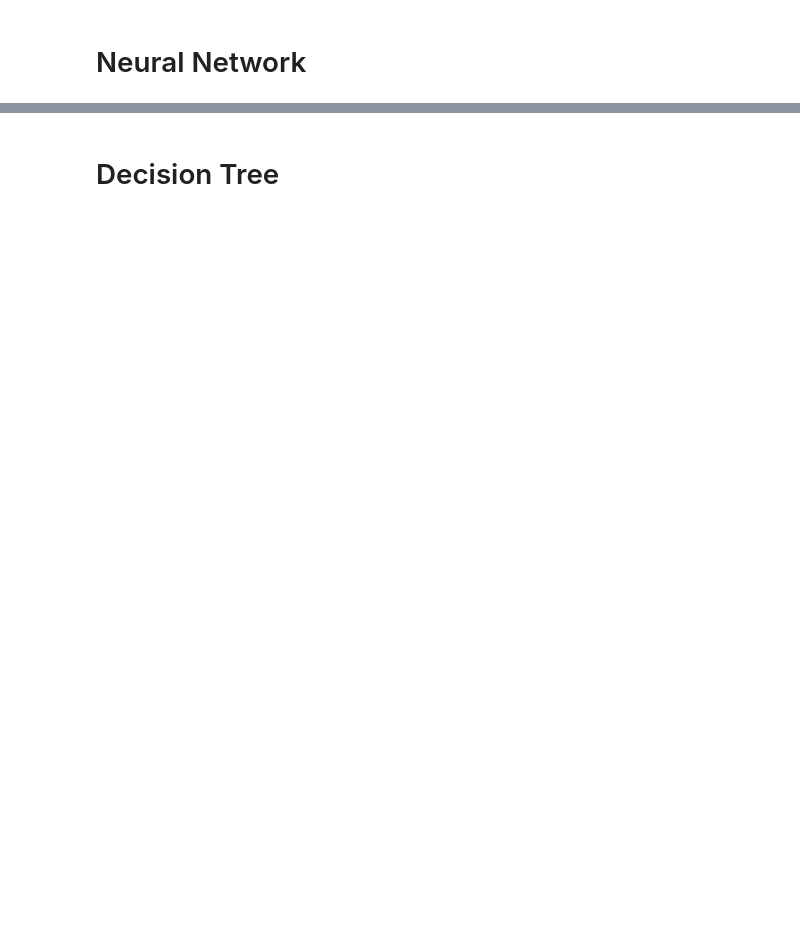
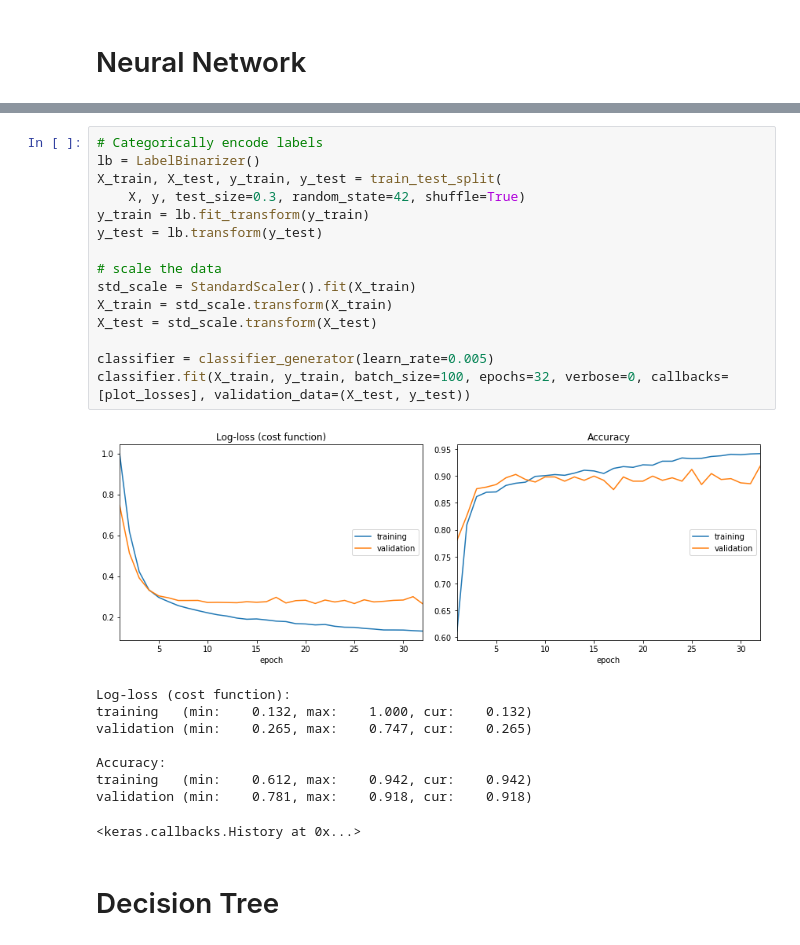
Before and after one commit to kerrywang/machine-learning-pr2, a Jupyter notebook: Fetal-Heart-Rate-Data.ipynb, the cells around one changed output, grey strips where cells are left out. Cells and saved outputs as stored; diff of their text form; blank space fills up the shorter version.

```diff
--- a/Fetal-Heart-Rate-Data.ipynb
+++ b/Fetal-Heart-Rate-Data.ipynb
@@ -203,2 +231,27 @@ accuracies_vs_trainsize(X_train, y_train, X_test, y_test, classifier_generator,
+# %%
+# Categorically encode labels
+lb = LabelBinarizer()
+X_train, X_test, y_train, y_test = train_test_split(
+    X, y, test_size=0.3, random_state=42, shuffle=True)
+y_train = lb.fit_transform(y_train)
+y_test = lb.transform(y_test)
+
+# scale the data
+std_scale = StandardScaler().fit(X_train)
+X_train = std_scale.transform(X_train)
+X_test = std_scale.transform(X_test)
+
+classifier = classifier_generator(learn_rate=0.005)
+classifier.fit(X_train, y_train, batch_size=100, epochs=32, verbose=0, callbacks=[plot_losses], validation_data=(X_test, y_test))
+# %% [output]
+[figure, added]
+Log-loss (cost function):
+training   (min:    0.132, max:    1.000, cur:    0.132)
+validation (min:    0.265, max:    0.747, cur:    0.265)
+
+Accuracy:
+training   (min:    0.612, max:    0.942, cur:    0.942)
+validation (min:    0.781, max:    0.918, cur:    0.918)
+<keras.callbacks.History at 0x...>
 # %% [markdown]
 # Decision Tree
```
Also changed, not shown: parts of 30 cells of this notebook, 10 other files.
